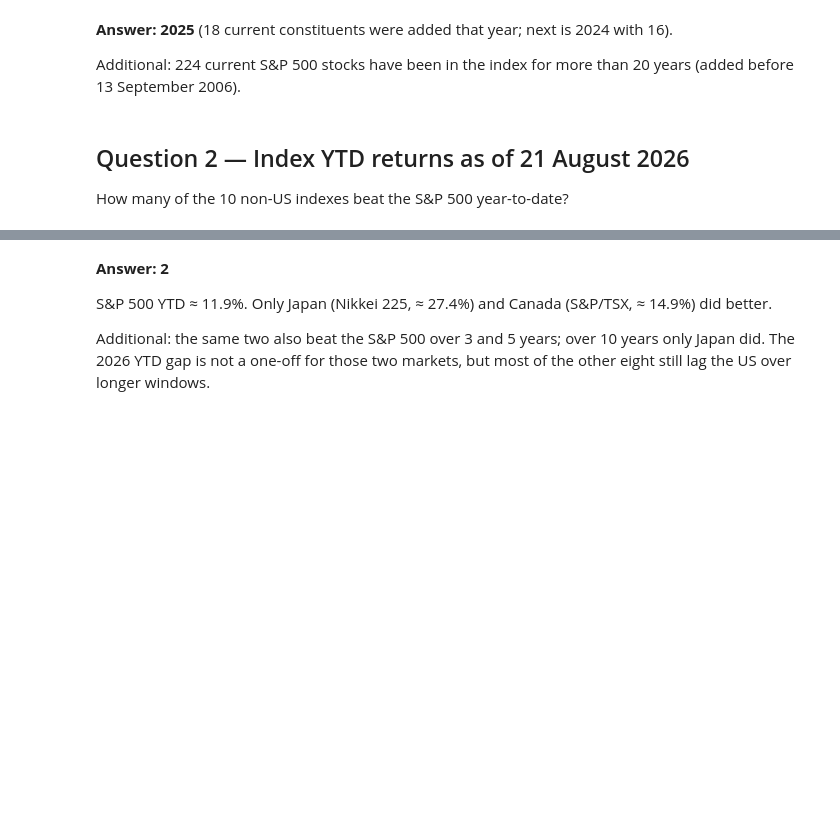
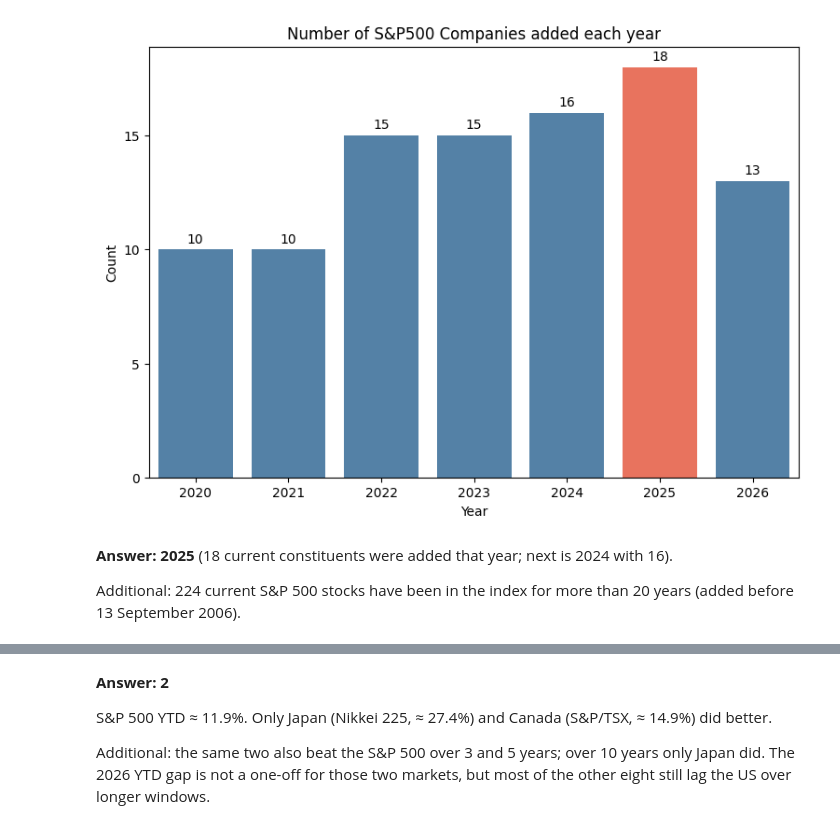
Before and after one commit to Jaguar838/stock-markets-analytics-zoomcamp, a Jupyter notebook: cohorts/2026/hw1.ipynb, the cells around one changed output, grey strips where cells are left out. Cells and saved outputs as stored; diff of their text form; code cells hidden in the pictures; blank space fills up the shorter version.

```diff
--- a/cohorts/2026/hw1.ipynb
+++ b/cohorts/2026/hw1.ipynb
@@ -25,8 +31,5 @@ headers = {
     )
 }
 html = requests.get(url, headers=headers, timeout=30).text
-sp500 = pd.read_html(io.StringIO(html))[0]
-sp500["added_year"] = pd.to_datetime(sp500["Date added"], errors="coerce").dt.year
-
-counts = sp500.loc[sp500["added_year"] >= 2020, "added_year"].value_counts().sort_index()
-counts
+df_sp500 = pd.read_html(io.StringIO(html))[0]
+df_sp500.head()
@@ -32,0 +43,4 @@ counts
+# %%
+# added new column
+df_sp500['year_added'] = pd.to_datetime(df_sp500['Date added'], errors="coerce").dt.year
+df_sp500.head()
@@ -33,8 +54,42 @@ counts
+# %%
+# Created diagram
+plt.figure(figsize=(9, 6))
+df_filtered = df_sp500[df_sp500['year_added'] >= 2020]
+
+
+years = sorted(df_filtered['year_added'].dropna().unique())
+palette = ['tomato' if str(year) == '2025' else 'steelblue'
+           for year in years]
+
+ax = sns.countplot(
+    data=df_filtered,
+    x='year_added',
+    hue='year_added',
+    hue_order=years,
+    palette=palette,
+    legend=False)
+
+ax.set_xlabel('Year')
+ax.set_ylabel('Count')
+ax.yaxis.set_major_locator(MultipleLocator(5))
+ax.set_ylim(bottom=0)
+ax.set_title('Number of S&P500 Companies added each year')
+
+for bar, year in zip(ax.patches, years):
+  value = bar.get_height()
+  ax.annotate(
+            f'{int(value)}',
+            (bar.get_x() + bar.get_width() / 2, value),
+            ha='center',
+            va='bottom',
+            xytext=(0, 3),
+            textcoords='offset points'
+        )
+
+plt.show()
+# %% [output]
+[figure, added]
 # %% [markdown]
 **Answer: 2025** (18 current constituents were added that year; next is 2024 with 16).
 
 Additional: 224 current S&P 500 stocks have been in the index for more than 20 years (added before 13 September 2006).
-# %% [markdown]
-## Question 2 — Index YTD returns as of 21 August 2026
-
-How many of the 10 non-US indexes beat the S&P 500 year-to-date?
```
Also changed, not shown: parts of 7 cells of this notebook.
